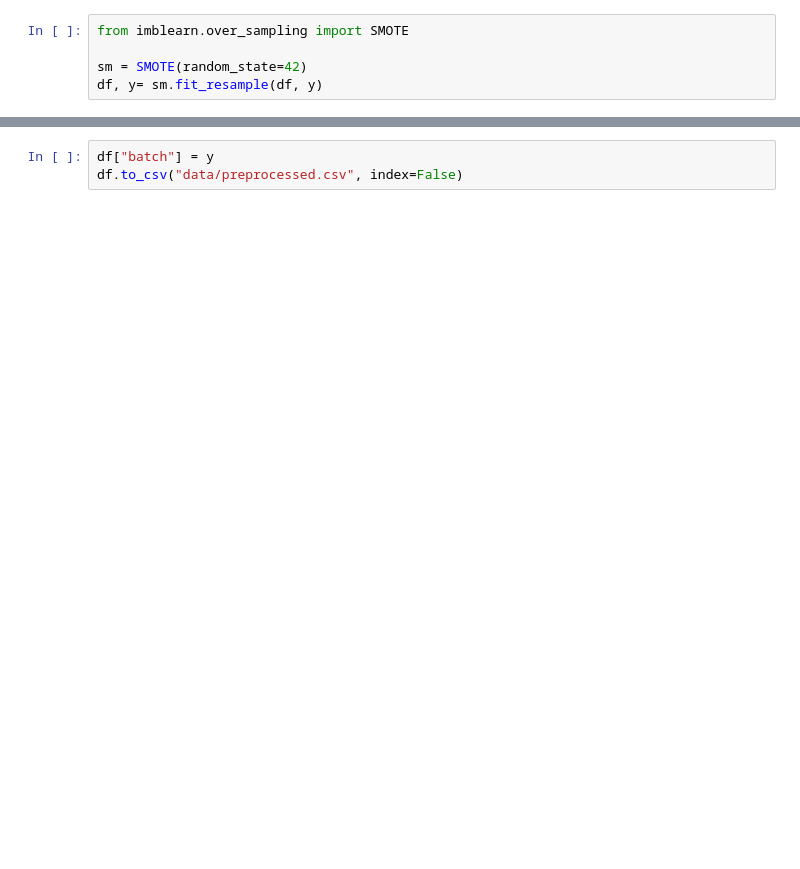
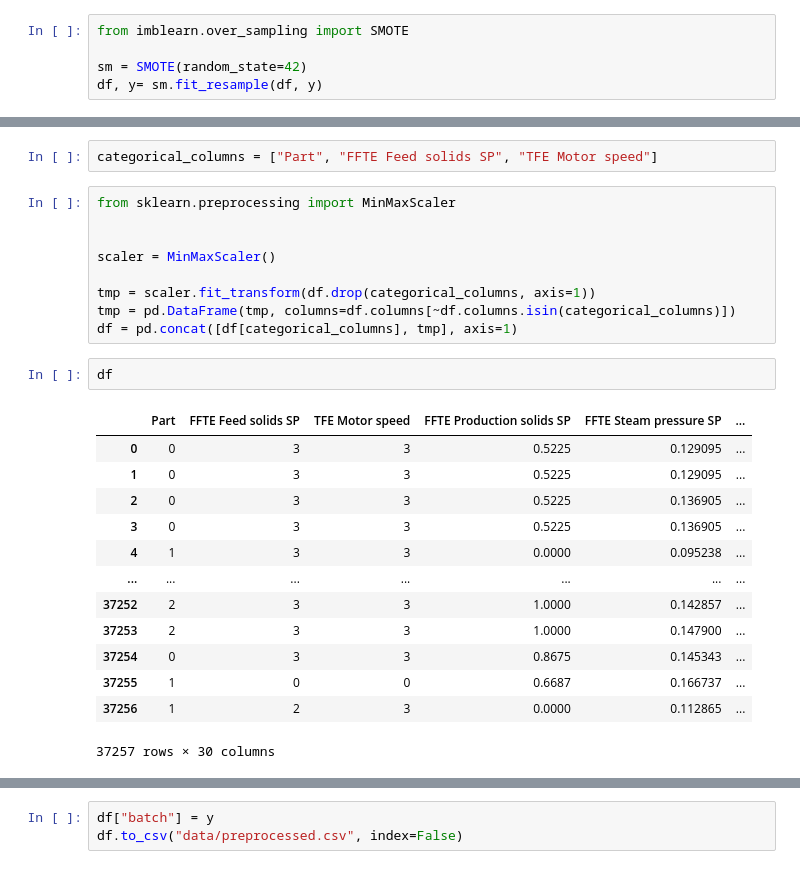
Before and after one commit to Random564456/DesignProject, a Jupyter notebook: Data Preprocessing.ipynb, the cells around one changed output, grey strips where cells are left out. Drawn from its saved outputs; the diff is of its cells as text; blank space fills up the shorter version.

```diff
--- a/Data Preprocessing.ipynb
+++ b/Data Preprocessing.ipynb
@@ -142,0 +165,27 @@ df, y= sm.fit_resample(df, y)
+# %%
+categorical_columns = ["Part", "FFTE Feed solids SP", "TFE Motor speed"]
+# %%
+from sklearn.preprocessing import MinMaxScaler
+
+
+scaler = MinMaxScaler()
+
+tmp = scaler.fit_transform(df.drop(categorical_columns, axis=1))
+tmp = pd.DataFrame(tmp, columns=df.columns[~df.columns.isin(categorical_columns)])
+df = pd.concat([df[categorical_columns], tmp], axis=1)
+# %%
+df
+# %% [output]
+|  | Part | FFTE Feed solids SP | TFE Motor speed | FFTE Production solids SP | FFTE Steam pressure SP | ... |
+| 0 | 0 | 3 | 3 | 0.5225 | 0.129095 | ... |
+| 1 | 0 | 3 | 3 | 0.5225 | 0.129095 | ... |
+| 2 | 0 | 3 | 3 | 0.5225 | 0.136905 | ... |
+| 3 | 0 | 3 | 3 | 0.5225 | 0.136905 | ... |
+| 4 | 1 | 3 | 3 | 0.0000 | 0.095238 | ... |
+| ... | ... | ... | ... | ... | ... | ... |
+| 37252 | 2 | 3 | 3 | 1.0000 | 0.142857 | ... |
+| 37253 | 2 | 3 | 3 | 1.0000 | 0.147900 | ... |
+| 37254 | 0 | 3 | 3 | 0.8675 | 0.145343 | ... |
+| 37255 | 1 | 0 | 0 | 0.6687 | 0.166737 | ... |
+| 37256 | 1 | 2 | 3 | 0.0000 | 0.112865 | ... |
+37257 rows × 30 columns
```
Also changed, not shown: parts of 7 cells of this notebook, 1 other file.
